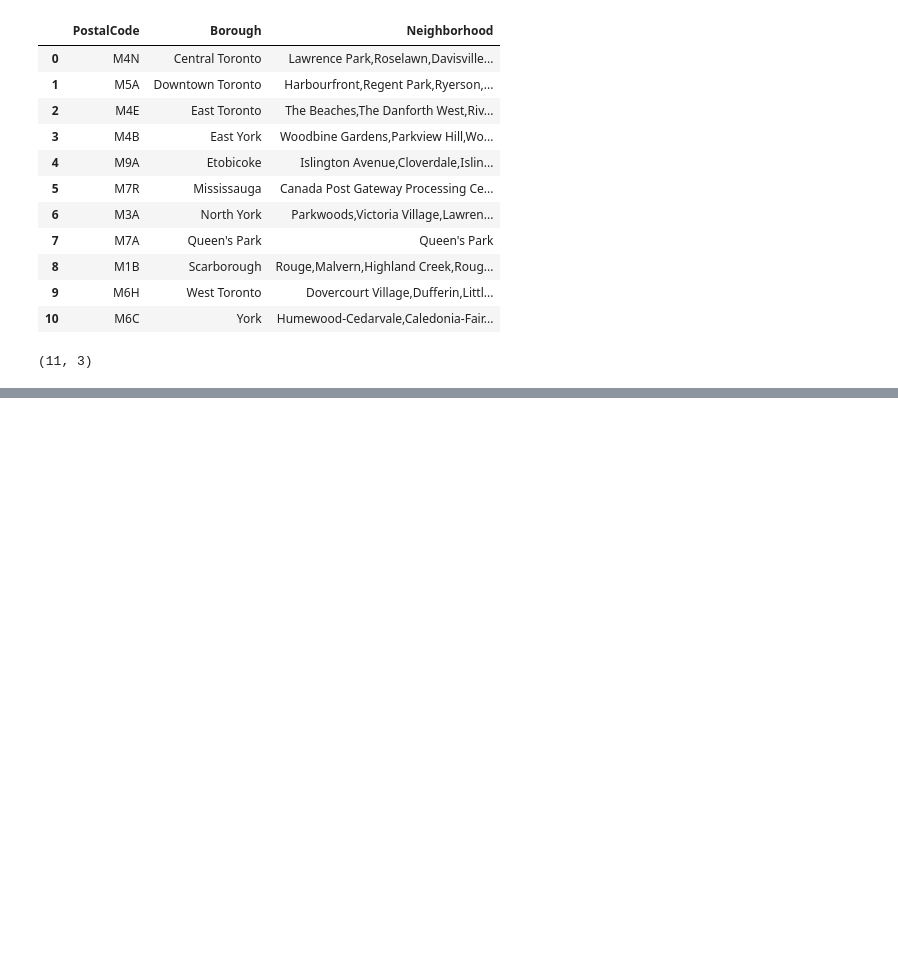
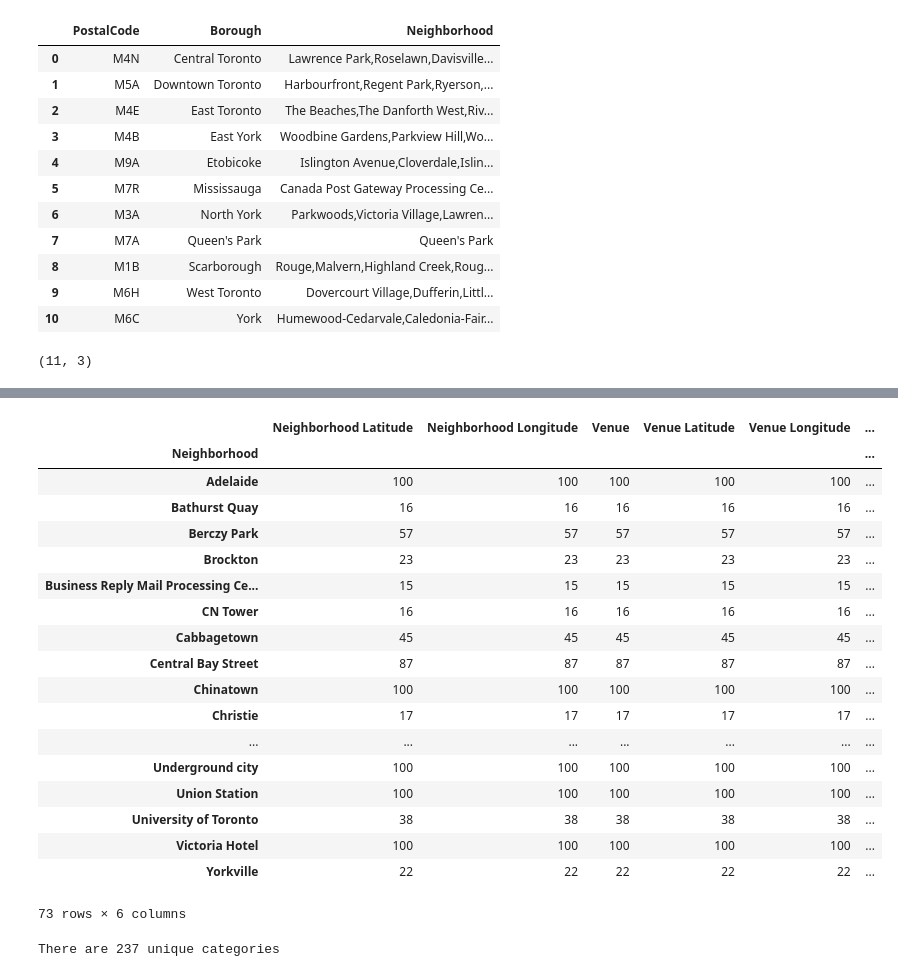
Before and after one commit to shapiroj18/ibmdatascienceproject, a Jupyter notebook: Segmenting and Clustering Neighborhoods in Toronto.ipynb, the cells around one changed output, grey strips where cells are left out. Drawn from its saved outputs; the diff is of its cells as text; code cells hidden in the pictures; blank space fills up the shorter version.

```diff
--- a/Segmenting and Clustering Neighborhoods in Toronto.ipynb
+++ b/Segmenting and Clustering Neighborhoods in Toronto.ipynb
@@ -113,0 +166,22 @@ canada_df.shape
+# %%
+#initial latitude and longitude arbirtrary so chose the first row of toronto_df
+latitude_initial = toronto_df.loc[0]['Latitude']
+longitude_initial = toronto_df.loc[0]['Longitude']
+
+#create map of toronto using latitude_initial and longitude_initial
+map_toronto = folium.Map(location = [latitude_initial, longitude_initial], zoom_start = 11)
+#add markers to map
+for lat, lng, borough, neighborhood in zip(toronto_df['Latitude'], toronto_df['Longitude'], toronto_df['Borough'], toronto_df['Neighborhood']):
+    label = '{}, {}'.format(neighborhood, borough)
+    label = folium.Popup(label, parse_html = True)
+    folium.CircleMarker(
+    [lat, lng],
+    radius = 5,
+    popup = label,
+    color = 'green',
+    fill = True,
+    fill_opacity = 0.8,
+    parse_html = False).add_to(map_toronto)
+
+
+map_toronto
@@ -113,0 +278,27 @@ canada_df.shape
+# %%
+toronto_venues.groupby('Neighborhood').count()
+# %% [output]
+|  | Neighborhood Latitude | Neighborhood Longitude | Venue | Venue Latitude | Venue Longitude | ... |
+| Neighborhood |  |  |  |  |  | ... |
+| Adelaide | 100 | 100 | 100 | 100 | 100 | ... |
+| Bathurst Quay | 16 | 16 | 16 | 16 | 16 | ... |
+| Berczy Park | 57 | 57 | 57 | 57 | 57 | ... |
+| Brockton | 23 | 23 | 23 | 23 | 23 | ... |
+| Business Reply Mail Processing Ce... | 15 | 15 | 15 | 15 | 15 | ... |
+| CN Tower | 16 | 16 | 16 | 16 | 16 | ... |
+| Cabbagetown | 45 | 45 | 45 | 45 | 45 | ... |
+| Central Bay Street | 87 | 87 | 87 | 87 | 87 | ... |
+| Chinatown | 100 | 100 | 100 | 100 | 100 | ... |
+| Christie | 17 | 17 | 17 | 17 | 17 | ... |
+| ... | ... | ... | ... | ... | ... | ... |
+| Underground city | 100 | 100 | 100 | 100 | 100 | ... |
+| Union Station | 100 | 100 | 100 | 100 | 100 | ... |
+| University of Toronto | 38 | 38 | 38 | 38 | 38 | ... |
+| Victoria Hotel | 100 | 100 | 100 | 100 | 100 | ... |
+| Yorkville | 22 | 22 | 22 | 22 | 22 | ... |
+73 rows × 6 columns
+# %%
+#nubmer of unique categories
+print('There are {} unique categories'.format(len(toronto_venues['Venue Category'].unique())))
+# %% [output]
+There are 237 unique categories
```
Also changed, not shown: parts of 22 cells of this notebook.
